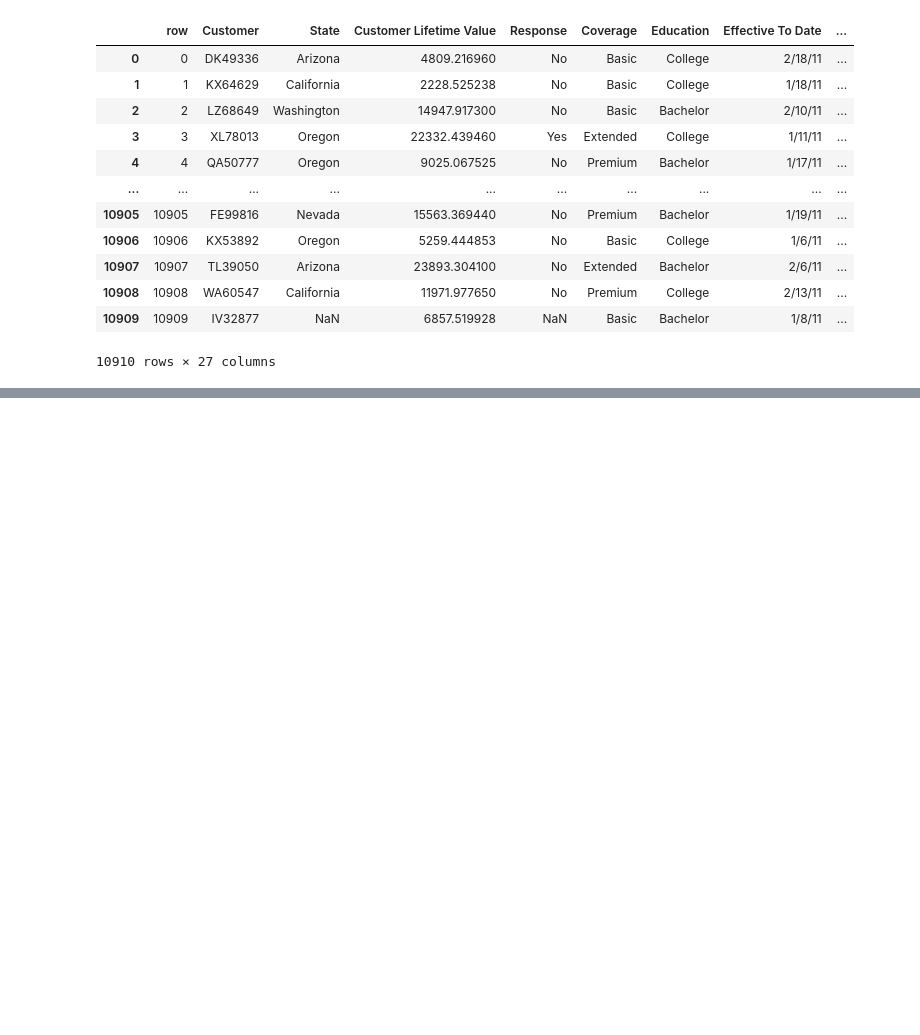
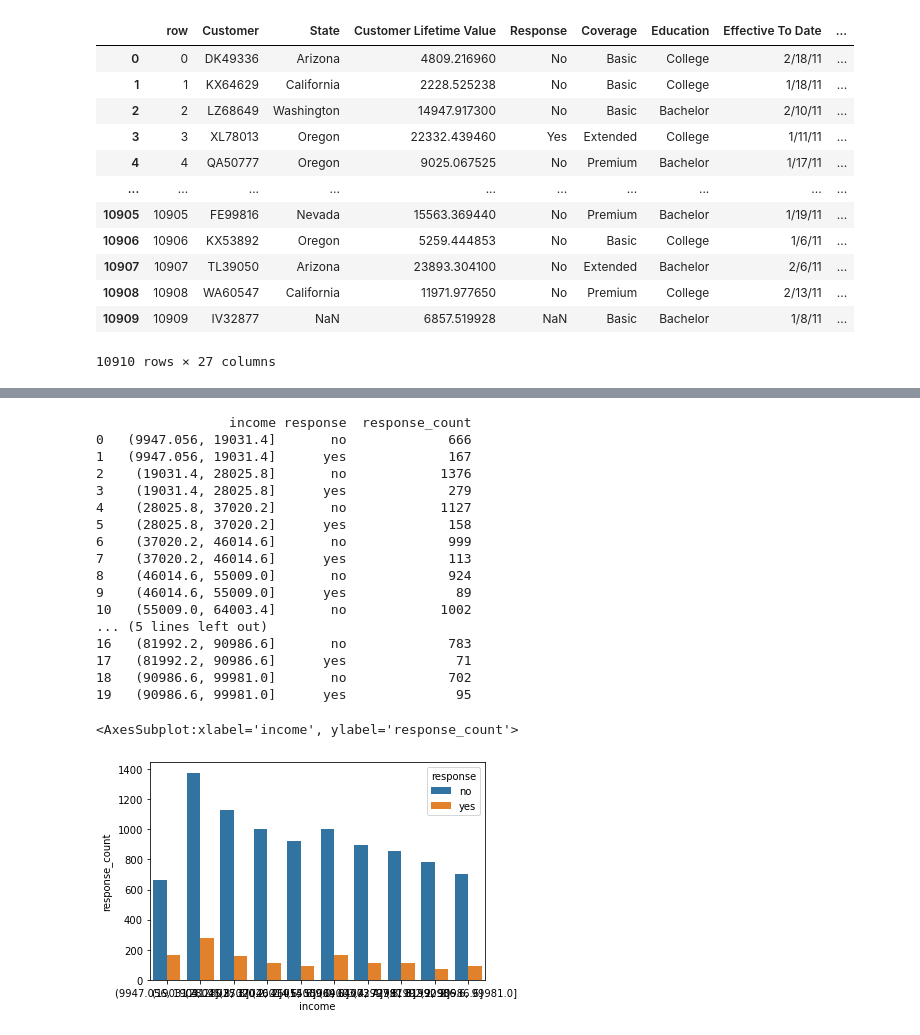
Before and after one commit to esSarah/IronRoth, a Jupyter notebook: Case Study/Customer_Analysis_Case_Study/GrandTheftAuto.ipynb, the cells around one changed output, grey strips where cells are left out. Saved outputs shown, nothing was run; the diff lists cells and outputs as text; code cells hidden in the pictures; blank space fills up the shorter version.

```diff
--- a/Case Study/Customer_Analysis_Case_Study/GrandTheftAuto.ipynb
+++ b/Case Study/Customer_Analysis_Case_Study/GrandTheftAuto.ipynb
@@ -992,0 +1110,26 @@ sns.barplot(x='income', y='response_count', hue = 'response', data = Grouped)
+# %%
+#but I could save with the binning
+
+Grouped = cleaned_by_nelson['response'].groupby(pd.cut(cleaned_by_nelson['income'], bins=10)).value_counts().reset_index(name ='response_count')
+print(str(Grouped))
+sns.barplot(x='income', y='response_count', hue = 'response', data = Grouped)
+# %% [output]
+                 income response  response_count
+0   (9947.056, 19031.4]       no             666
+1   (9947.056, 19031.4]      yes             167
+2    (19031.4, 28025.8]       no            1376
+3    (19031.4, 28025.8]      yes             279
+4    (28025.8, 37020.2]       no            1127
+5    (28025.8, 37020.2]      yes             158
+6    (37020.2, 46014.6]       no             999
+7    (37020.2, 46014.6]      yes             113
+8    (46014.6, 55009.0]       no             924
+9    (46014.6, 55009.0]      yes              89
+10   (55009.0, 64003.4]       no            1002
+... (5 lines left out)
+16   (81992.2, 90986.6]       no             783
+17   (81992.2, 90986.6]      yes              71
+18   (90986.6, 99981.0]       no             702
+19   (90986.6, 99981.0]      yes              95
+<AxesSubplot:xlabel='income', ylabel='response_count'>
+[figure, added]
```
Also changed, not shown: parts of 114 cells of this notebook.
